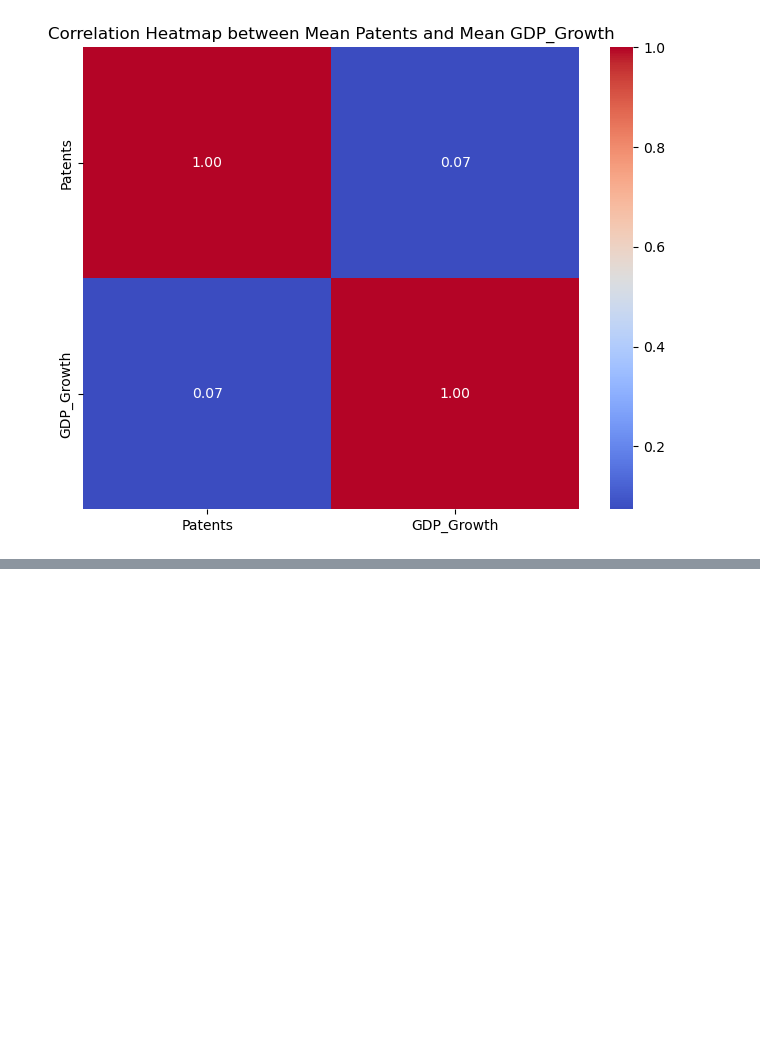
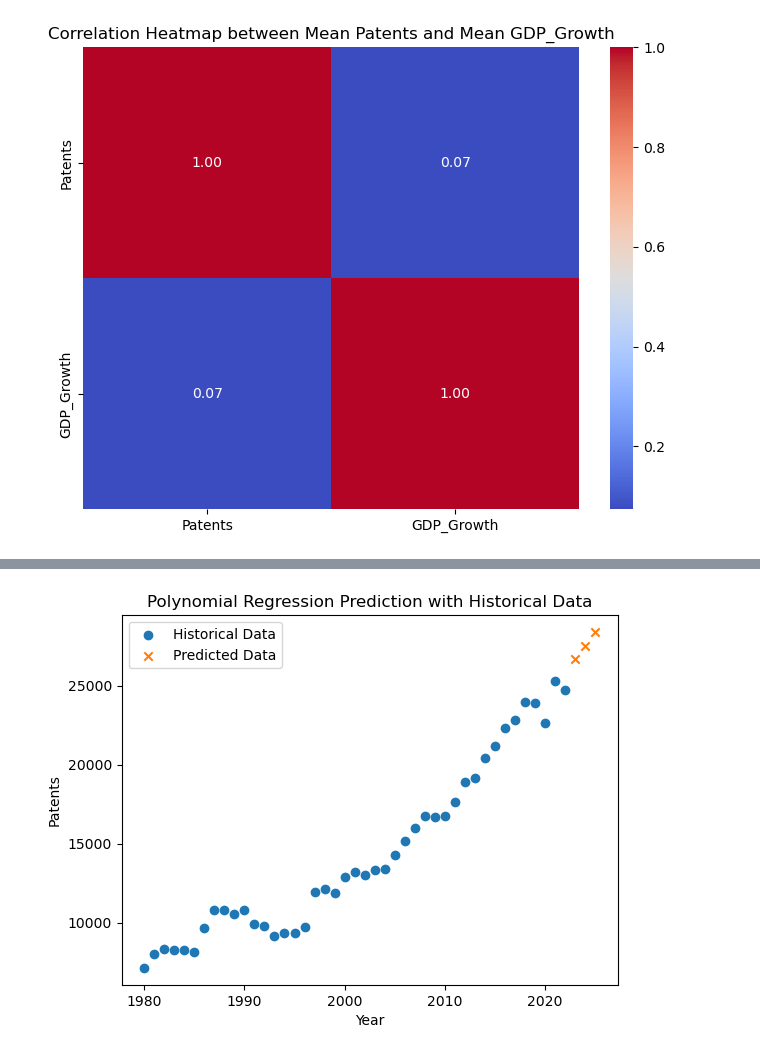
Before and after one commit to Vyshnevskyi91/Economy-growth-prediction, a Jupyter notebook: PatentsToGDP.ipynb, the cells around one changed output, grey strips where cells are left out. Saved outputs shown, nothing was run; the diff lists cells and outputs as text; code cells hidden in the pictures; blank space fills up the shorter version.

```diff
--- a/PatentsToGDP.ipynb
+++ b/PatentsToGDP.ipynb
@@ -308,0 +407,35 @@ plt.show()
+# %%
+X = df_new.index.values.reshape(-1, 1)
+y = df_new['Patents'].values
+
+# Fit a polynomial regression model
+degree = 2
+poly_features = PolynomialFeatures(degree=degree)
+X_poly = poly_features.fit_transform(X)
+
+model = LinearRegression()
+model.fit(X_poly, y)
+
+# Create future indices for prediction (assuming yearly frequency)
+future_years = range(df_new.index.max() + 1, 2026)
+future_indices = np.array(future_years).reshape(-1, 1)
+
+# Use the polynomial features transformer
+future_indices_poly = poly_features.transform(future_indices)
+
+# Predict future patent values
+future_patents = model.predict(future_indices_poly)
+
+# Create a DataFrame for the predicted values
+df_future = pd.DataFrame(data={'Predicted_Patents': future_patents}, index=future_years)
+
+# Plot the original and predicted data as scatter plots
+plt.scatter(df_new.index, df_new['Patents'], label='Historical Data', marker='o')
+plt.scatter(df_future.index, df_future['Predicted_Patents'], label='Predicted Data', marker='x')
+plt.title('Polynomial Regression Prediction with Historical Data')
+plt.xlabel('Year')
+plt.ylabel('Patents')
+plt.legend()
+plt.show()
+# %% [output]
+[figure, added]
```
Also changed, not shown: parts of 5 cells of this notebook.
